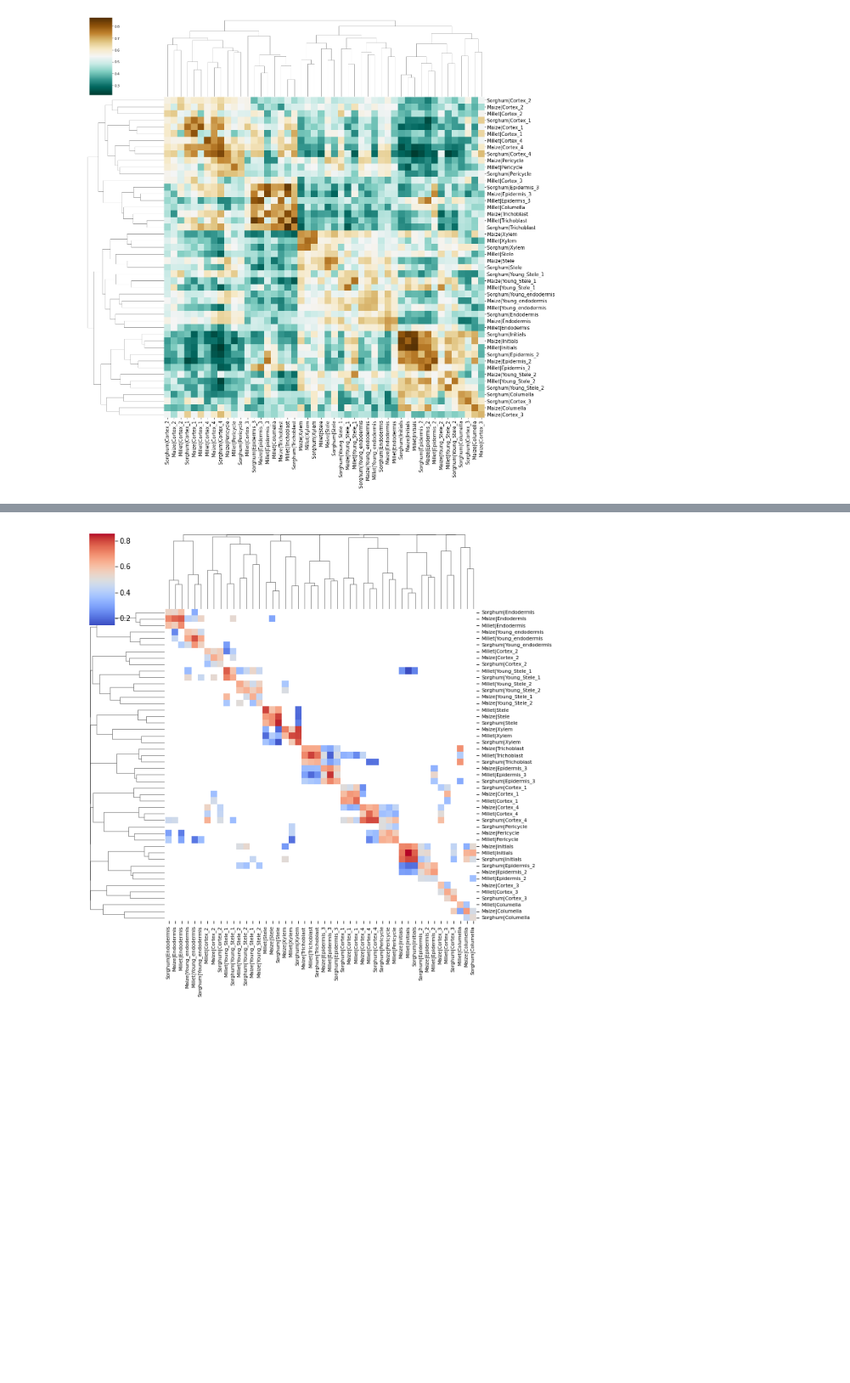
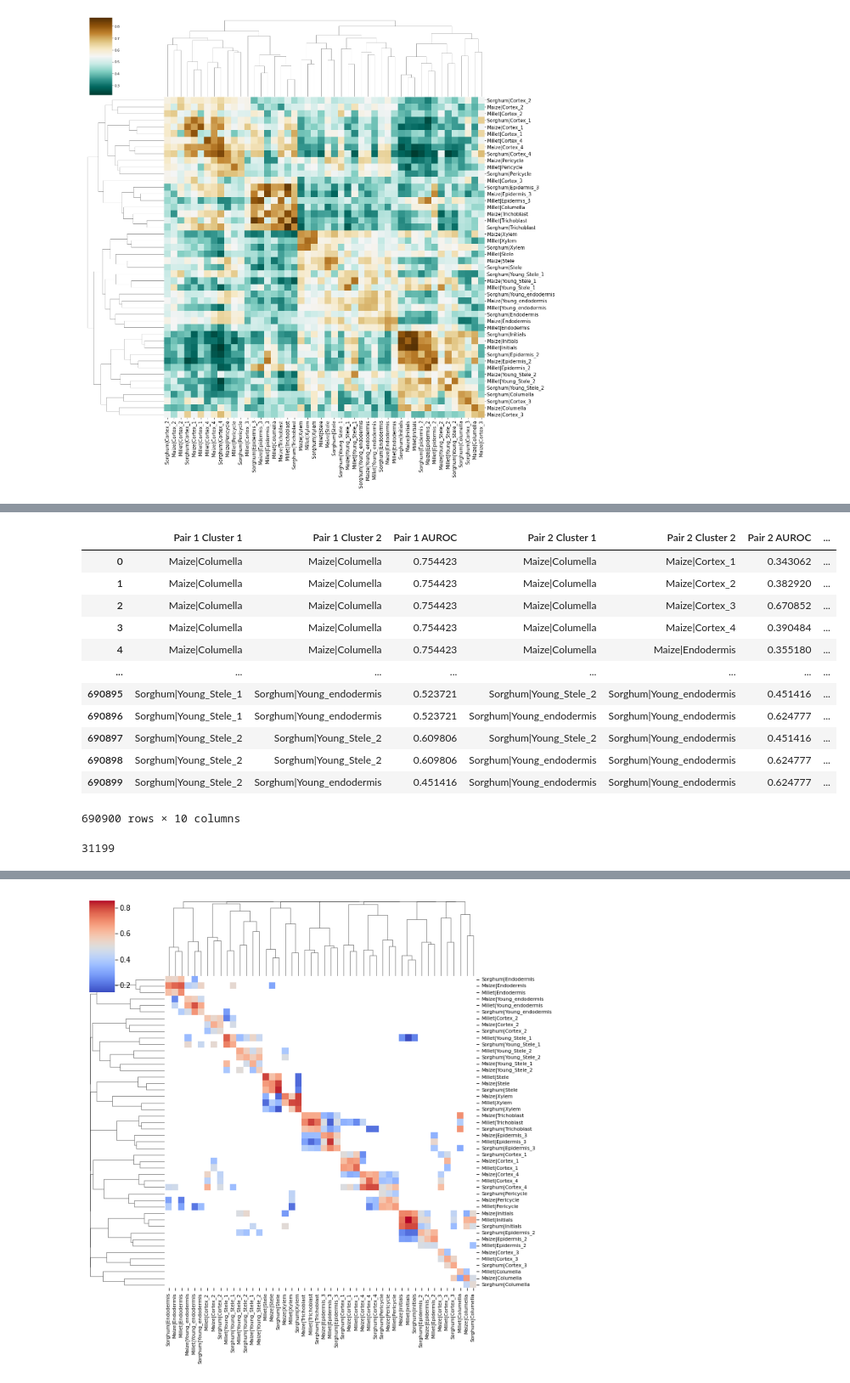
Before and after one commit to mikepassal/Bruno_and_Ken_Maize_Sorghum_Millet, a Jupyter notebook: new_data_meta_redo.ipynb, the cells around one changed output, grey strips where cells are left out. Shown at 85% size. Drawn from its saved outputs; the diff is of its cells as text; code cells hidden in the pictures; blank space fills up the shorter version.

```diff
--- a/new_data_meta_redo.ipynb
+++ b/new_data_meta_redo.ipynb
@@ -112,0 +136,6 @@ g.savefig('/home/passala/Gene_duplication_project/Code/Bruno_maize_sorghum_proje
+# %%
+meta_neightbor_as_panda = norm_data.uns['MetaNeighborUS']
+meta_neightbor_as_panda = meta_neightbor_as_panda.where(np.triu(np.ones(meta_neightbor_as_panda.shape)).astype(bool))
+meta_neightbor_as_panda = meta_neightbor_as_panda.stack().reset_index()
+meta_neightbor_as_panda.columns = ['Cluster 1','Cluster 2','AUROC Between Clusters']
+meta_neightbor_as_panda
@@ -112,0 +156,11 @@ g.savefig('/home/passala/Gene_duplication_project/Code/Bruno_maize_sorghum_proje
+# %%
+meta_neightbor_as_panda.values.tolist()
+combinations_listed_for_metaneighbor_p_values = list(itertools.combinations(meta_neightbor_as_panda.values.tolist(),2))
+
+big_list_of_combinations_flattened = []
+
+for inner_list in combinations_listed_for_metaneighbor_p_values:
+    flattened_list = [item for sublist in inner_list for item in sublist]
+    big_list_of_combinations_flattened.append(flattened_list)
+all_combinations_of_clusters_to_generate_p_values_between = pd.DataFrame(data = big_list_of_combinations_flattened, columns = ['Pair 1 Cluster 1','Pair 1 Cluster 2', 'Pair 1 AUROC','Pair 2 Cluster 1','Pair 2 Cluster 2', 'Pair 2 AUROC'])
+all_combinations_of_clusters_to_generate_p_values_between
@@ -112,0 +181,4 @@ g.savefig('/home/passala/Gene_duplication_project/Code/Bruno_maize_sorghum_proje
+# %%
+norm_data.obs['Formatted Pair ID'] = norm_data.obs['Species']+'|' +norm_data.obs['Cell Cluster Annotation']
+panda_of_cluster_cell_size = pd.DataFrame(data = norm_data.obs['Formatted Pair ID'].value_counts().values, columns = ['Pair 1 Cluster 1 Size'], index = norm_data.obs['Formatted Pair ID'].value_counts().index )
+panda_of_cluster_cell_size
@@ -112,0 +219,28 @@ g.savefig('/home/passala/Gene_duplication_project/Code/Bruno_maize_sorghum_proje
+# %%
+all_combinations_of_clusters_to_generate_p_values_between = all_combinations_of_clusters_to_generate_p_values_between.merge(how = 'left', right = panda_of_cluster_cell_size,left_on= 'Pair 1 Cluster 1', right_index= True)
+panda_of_cluster_cell_size.rename(columns ={'Pair 1 Cluster 1 Size':'Pair 1 Cluster 2 Size'}, inplace = True)
+all_combinations_of_clusters_to_generate_p_values_between = all_combinations_of_clusters_to_generate_p_values_between.merge(how = 'left', right = panda_of_cluster_cell_size,left_on= 'Pair 1 Cluster 2', right_index= True)
+panda_of_cluster_cell_size.rename(columns ={'Pair 1 Cluster 2 Size':'Pair 2 Cluster 1 Size'}, inplace = True)
+all_combinations_of_clusters_to_generate_p_values_between = all_combinations_of_clusters_to_generate_p_values_between.merge(how = 'left', right = panda_of_cluster_cell_size,left_on= 'Pair 2 Cluster 1', right_index= True)
+panda_of_cluster_cell_size.rename(columns ={'Pair 2 Cluster 1 Size':'Pair 2 Cluster 2 Size'}, inplace = True)
+all_combinations_of_clusters_to_generate_p_values_between = all_combinations_of_clusters_to_generate_p_values_between.merge(how = 'left', right = panda_of_cluster_cell_size,left_on= 'Pair 2 Cluster 2', right_index= True)
+all_combinations_of_clusters_to_generate_p_values_between
+# %% [output]
+|  | Pair 1 Cluster 1 | Pair 1 Cluster 2 | Pair 1 AUROC | Pair 2 Cluster 1 | Pair 2 Cluster 2 | Pair 2 AUROC | ... |
+| 0 | Maize|Columella | Maize|Columella | 0.754423 | Maize|Columella | Maize|Cortex_1 | 0.343062 | ... |
+| 1 | Maize|Columella | Maize|Columella | 0.754423 | Maize|Columella | Maize|Cortex_2 | 0.382920 | ... |
+| 2 | Maize|Columella | Maize|Columella | 0.754423 | Maize|Columella | Maize|Cortex_3 | 0.670852 | ... |
+| 3 | Maize|Columella | Maize|Columella | 0.754423 | Maize|Columella | Maize|Cortex_4 | 0.390484 | ... |
+| 4 | Maize|Columella | Maize|Columella | 0.754423 | Maize|Columella | Maize|Endodermis | 0.355180 | ... |
+| ... | ... | ... | ... | ... | ... | ... | ... |
+| 690895 | Sorghum|Young_Stele_1 | Sorghum|Young_endodermis | 0.523721 | Sorghum|Young_Stele_2 | Sorghum|Young_endodermis | 0.451416 | ... |
+| 690896 | Sorghum|Young_Stele_1 | Sorghum|Young_endodermis | 0.523721 | Sorghum|Young_endodermis | Sorghum|Young_endodermis | 0.624777 | ... |
+| 690897 | Sorghum|Young_Stele_2 | Sorghum|Young_Stele_2 | 0.609806 | Sorghum|Young_Stele_2 | Sorghum|Young_endodermis | 0.451416 | ... |
+| 690898 | Sorghum|Young_Stele_2 | Sorghum|Young_Stele_2 | 0.609806 | Sorghum|Young_endodermis | Sorghum|Young_endodermis | 0.624777 | ... |
+| 690899 | Sorghum|Young_Stele_2 | Sorghum|Young_endodermis | 0.451416 | Sorghum|Young_endodermis | Sorghum|Young_endodermis | 0.624777 | ... |
+690900 rows × 10 columns
+# %%
+total_number_of_cells = len(norm_data.obs)
+total_number_of_cells
+# %% [output]
+31199
```
Also changed, not shown: parts of 17 cells of this notebook.
